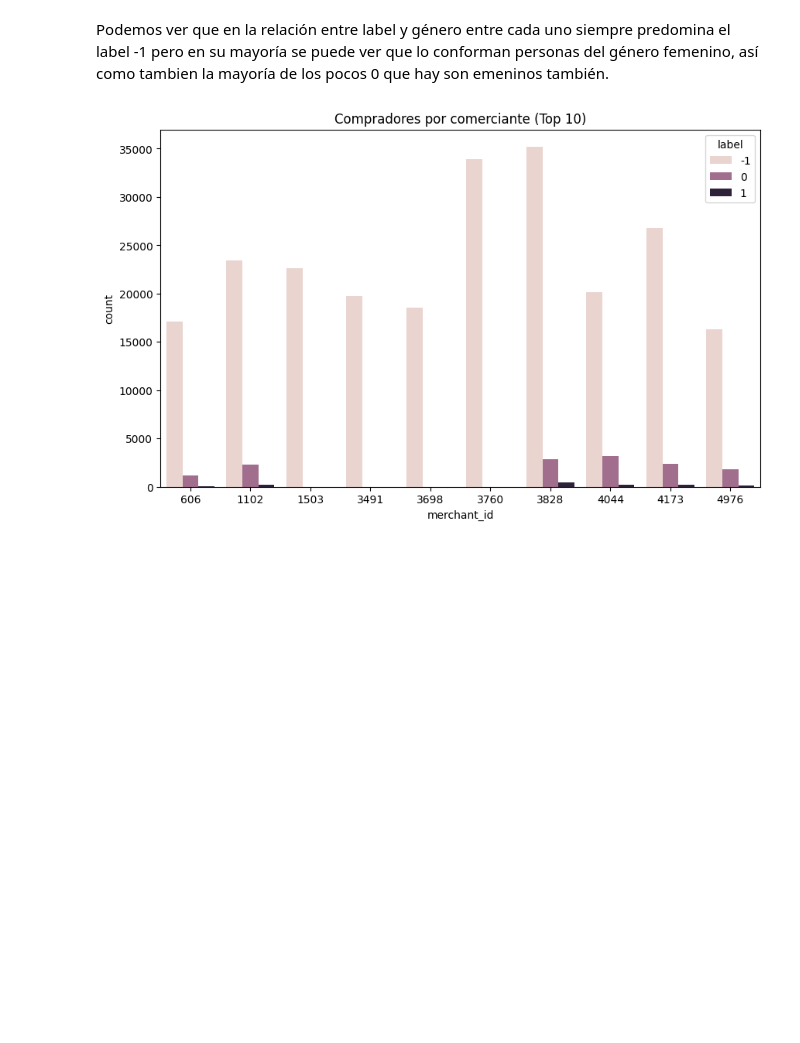
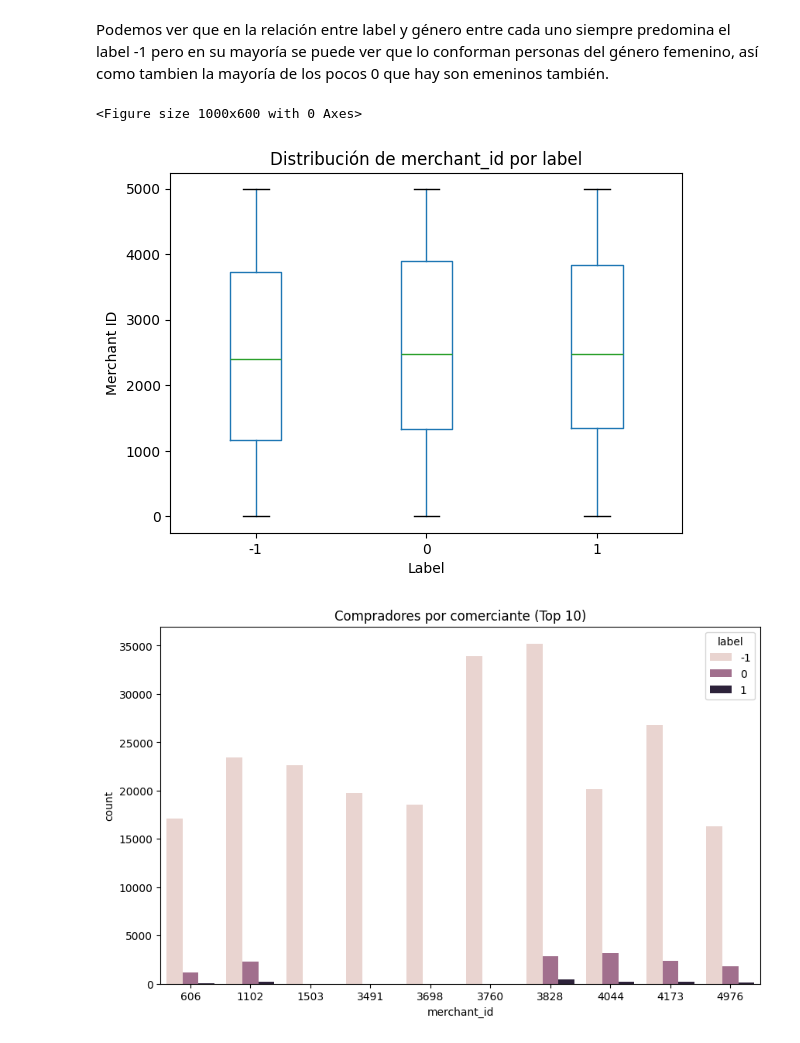
Before and after one commit to Dahernandezsilve/P2DataScience, a Jupyter notebook: Proyecto2.ipynb, the cells around one changed output. Drawn from its saved outputs; the diff is of its cells as text; code cells hidden in the pictures; blank space fills up the shorter version.

```diff
--- a/Proyecto2.ipynb
+++ b/Proyecto2.ipynb
@@ -285,6 +313,18 @@ plt.show()
 [figure]
 # %% [markdown]
 Podemos ver que en la relación entre label y género entre cada uno siempre predomina el label -1 pero en su mayoría se puede ver que lo conforman personas del género femenino, así como tambien la mayoría de los pocos 0 que hay son emeninos también.
+# %%
+# Boxplot de 'merchant_id' por 'label' (si hay pocos merchant_id)
+plt.figure(figsize=(10,6))
+dataTrain_activity_clean.boxplot(column='merchant_id', by='label', grid=False)
+plt.title('Distribución de merchant_id por label')
+plt.suptitle('')
+plt.xlabel('Label')
+plt.ylabel('Merchant ID')
+plt.show()
+# %% [output]
+<Figure size 1000x600 with 0 Axes>
+[figure, added]
 # %%
 plt.figure(figsize=(10,6))
 top_merchants = dataTrain['merchant_id'].value_counts().nlargest(10).index
```
Also changed, not shown: parts of 5 cells of this notebook.
